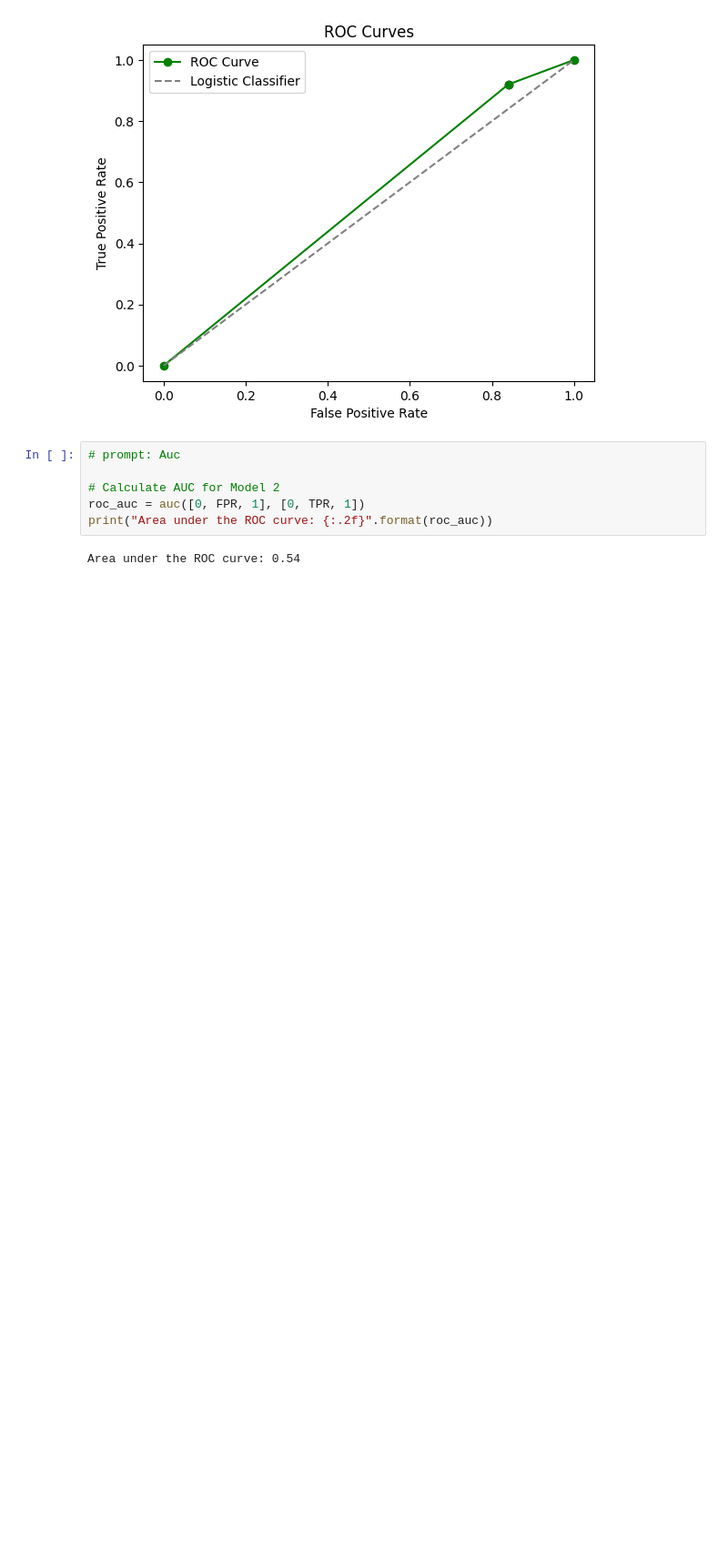
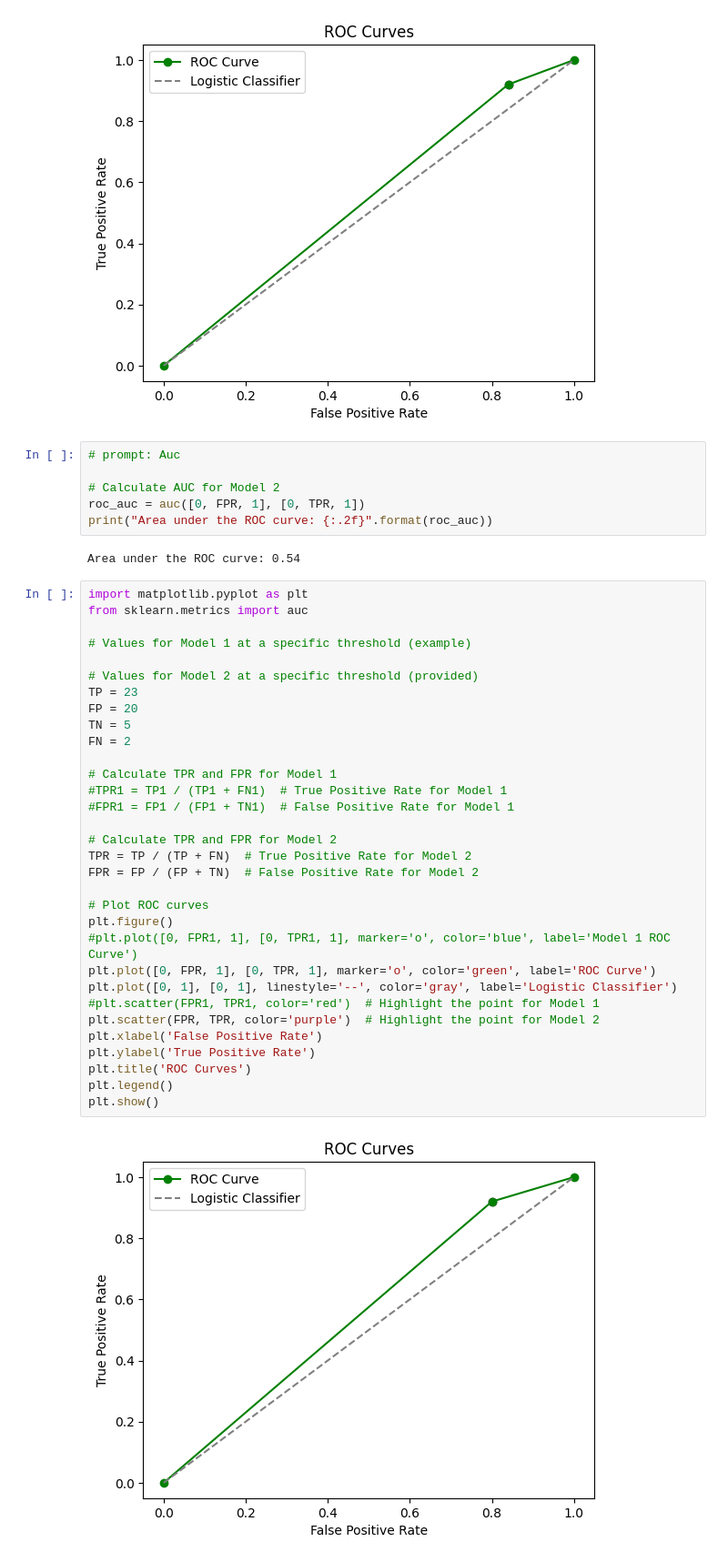
Before and after one commit to drskprabhakar/AI-ML-DL-colab-notebooks-coding-models, a Jupyter notebook: FDDT_roc_curve_1day_1_month_3month.ipynb, the cells around one changed output. Shown at 91% size. Saved outputs shown, nothing was run; the diff lists cells and outputs as text; blank space fills up the shorter version.

```diff
--- a/FDDT_roc_curve_1day_1_month_3month.ipynb
+++ b/FDDT_roc_curve_1day_1_month_3month.ipynb
@@ -76,3 +98,37 @@ roc_auc = auc([0, FPR, 1], [0, TPR, 1])
 print("Area under the ROC curve: {:.2f}".format(roc_auc))
 # %% [output]
 Area under the ROC curve: 0.54
+# %%
+import matplotlib.pyplot as plt
+from sklearn.metrics import auc
+
+# Values for Model 1 at a specific threshold (example)
+
+# Values for Model 2 at a specific threshold (provided)
+TP = 23
+FP = 20
+TN = 5
+FN = 2
+
+# Calculate TPR and FPR for Model 1
+#TPR1 = TP1 / (TP1 + FN1)  # True Positive Rate for Model 1
+#FPR1 = FP1 / (FP1 + TN1)  # False Positive Rate for Model 1
+
+# Calculate TPR and FPR for Model 2
+TPR = TP / (TP + FN)  # True Positive Rate for Model 2
+FPR = FP / (FP + TN)  # False Positive Rate for Model 2
+
+# Plot ROC curves
+plt.figure()
+#plt.plot([0, FPR1, 1], [0, TPR1, 1], marker='o', color='blue', label='Model 1 ROC Curve')
+plt.plot([0, FPR, 1], [0, TPR, 1], marker='o', color='green', label='ROC Curve')
+plt.plot([0, 1], [0, 1], linestyle='--', color='gray', label='Logistic Classifier')
+#plt.scatter(FPR1, TPR1, color='red')  # Highlight the point for Model 1
+plt.scatter(FPR, TPR, color='purple')  # Highlight the point for Model 2
+plt.xlabel('False Positive Rate')
+plt.ylabel('True Positive Rate')
+plt.title('ROC Curves')
+plt.legend()
+plt.show()
+# %% [output]
+[figure, added]
```
Also changed, not shown: parts of 6 cells of this notebook.
